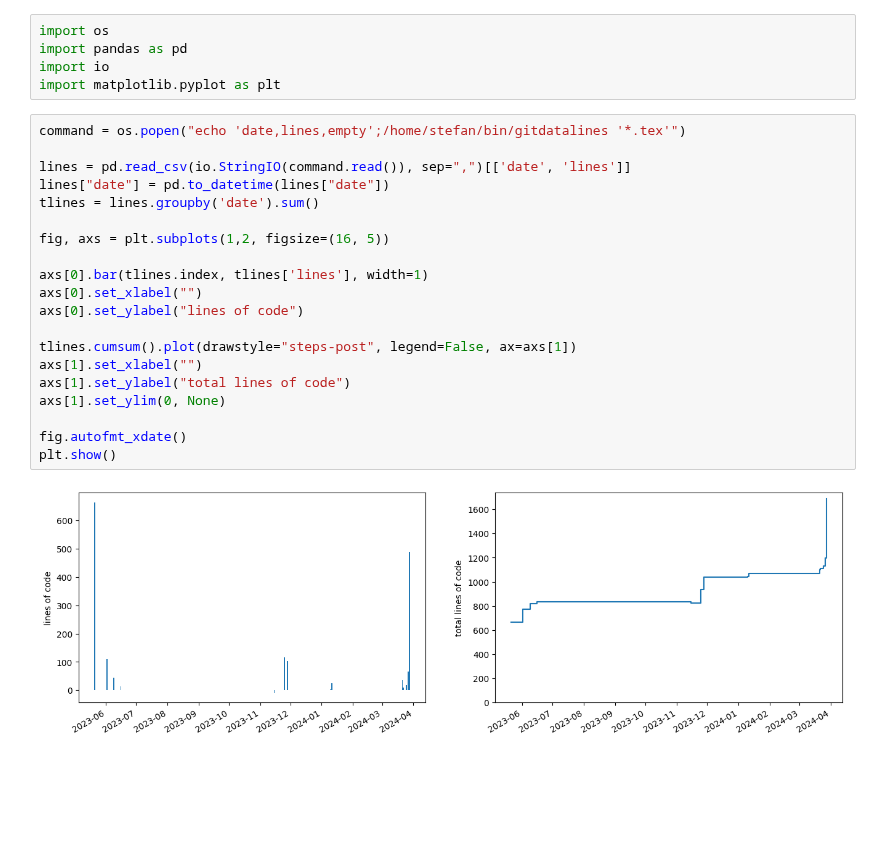
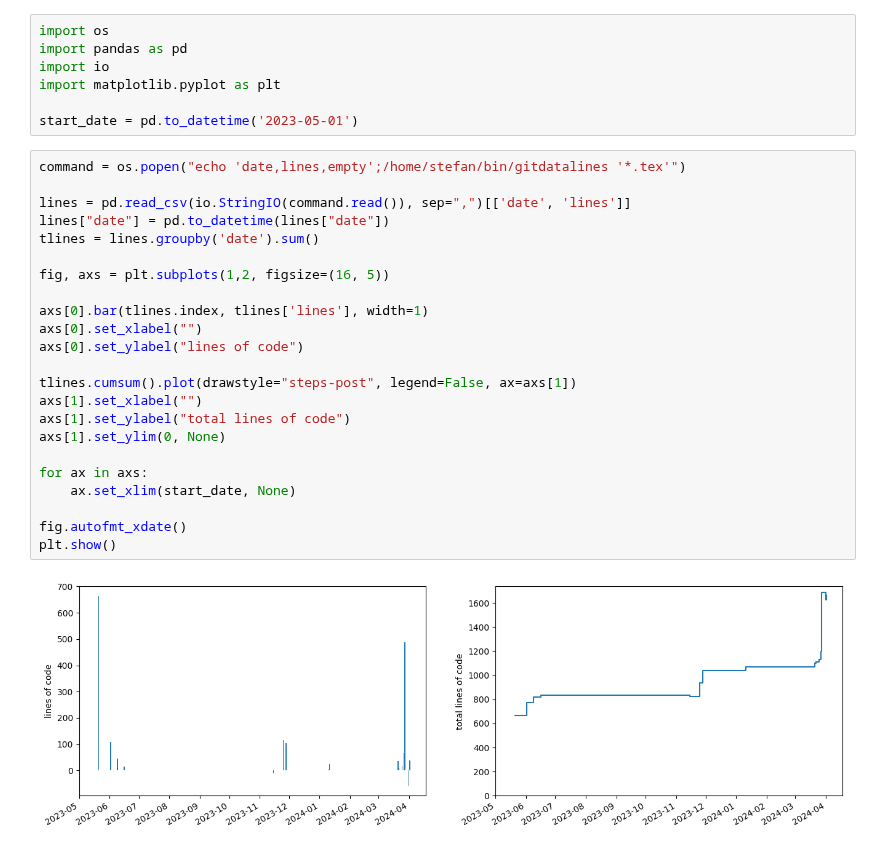
Before and after one commit to stefanheyder/dissertation, a Jupyter notebook: progress.ipynb, the cells around one changed output. Drawn from its saved outputs; the diff is of its cells as text; blank space fills up the shorter version.

```diff
--- a/progress.ipynb
+++ b/progress.ipynb
@@ -3,28 +3,33 @@ import os
 import pandas as pd
 import io
 import matplotlib.pyplot as plt
+
+start_date = pd.to_datetime('2023-05-01')
 # %%
 command = os.popen("echo 'date,lines,empty';/home/stefan/bin/gitdatalines '*.tex'")
 
 lines = pd.read_csv(io.StringIO(command.read()), sep=",")[['date', 'lines']]
 lines["date"] = pd.to_datetime(lines["date"])
 tlines = lines.groupby('date').sum()
 
 fig, axs = plt.subplots(1,2, figsize=(16, 5))
 
 axs[0].bar(tlines.index, tlines['lines'], width=1)
 axs[0].set_xlabel("")
 axs[0].set_ylabel("lines of code")
 
 tlines.cumsum().plot(drawstyle="steps-post", legend=False, ax=axs[1])
 axs[1].set_xlabel("")
 axs[1].set_ylabel("total lines of code")
 axs[1].set_ylim(0, None)
 
+for ax in axs:
+    ax.set_xlim(start_date, None)
+
 fig.autofmt_xdate()
 plt.show()
 # %% [output]
-[figure, old version]
+[figure, new version]
 # %%
 command = os.popen("echo 'date modifications';/home/stefan/bin/gitdatamodifications '*.tex'")
 modifications = pd.read_csv(io.StringIO(command.read()), sep=" ")[['date', 'modifications']]
```
Also changed, not shown: parts of 3 cells of this notebook, 4 other files.
